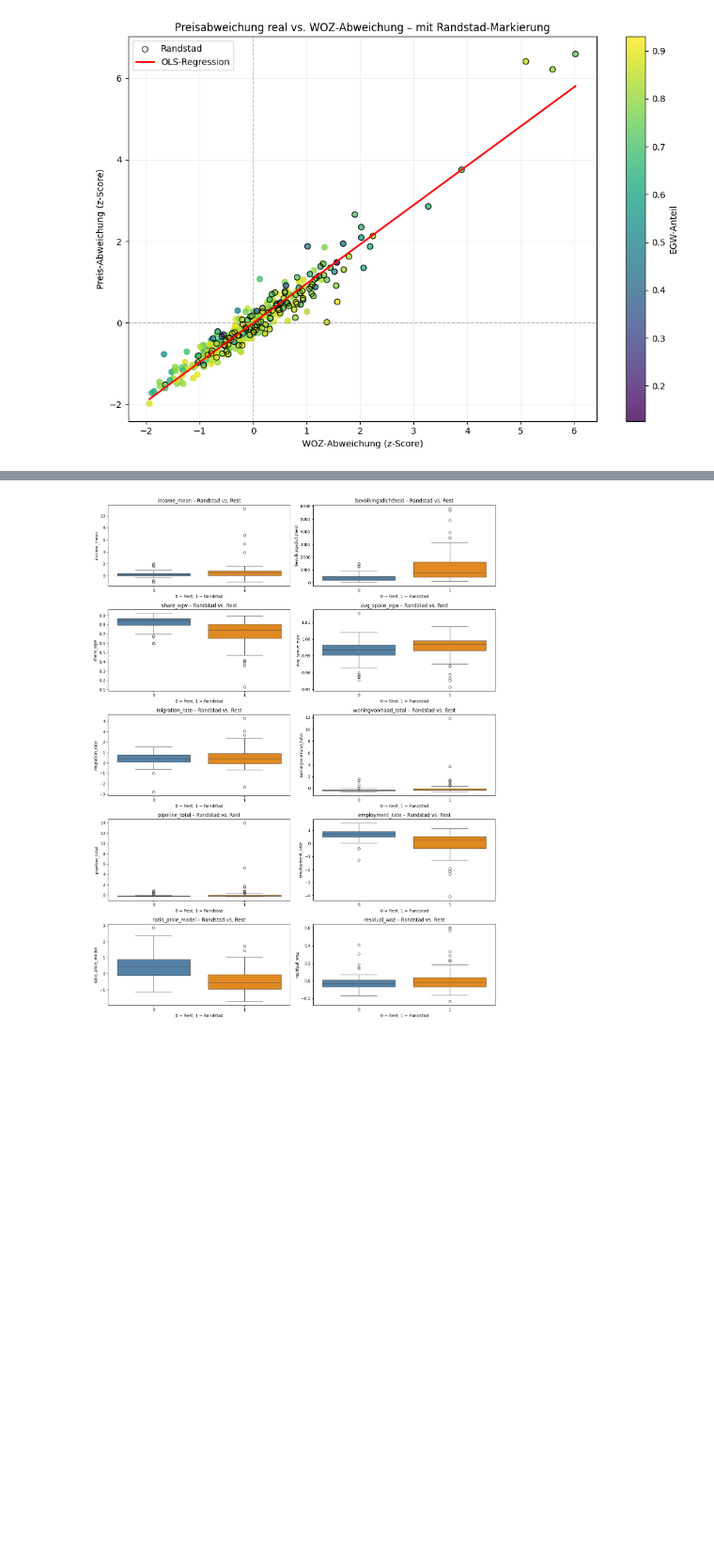
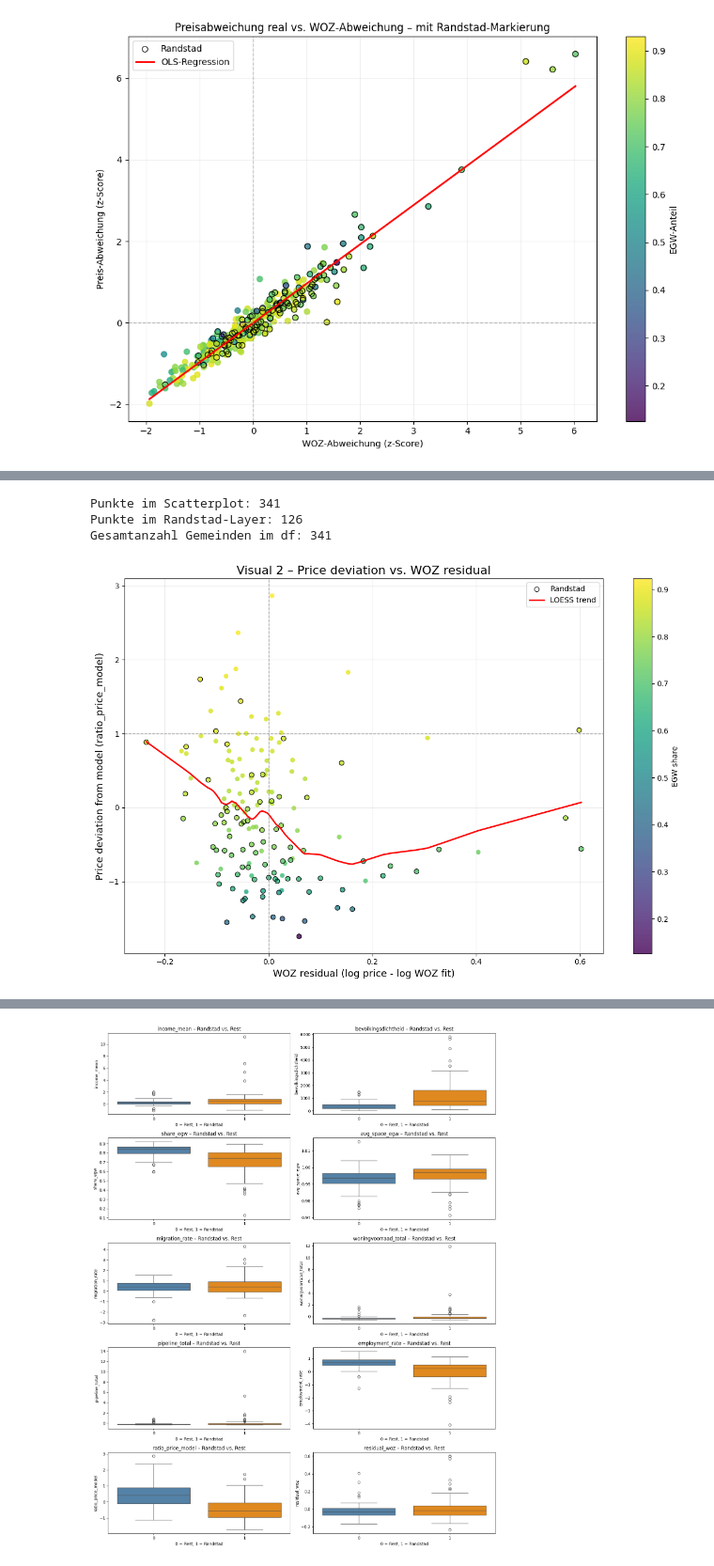
Before and after one commit to StefanKermann/pricing_on_the_dutch_housing_market, a Jupyter notebook: notebooks/notebooks_aux/###09_visuals.ipynb, the cells around one changed output, grey strips where cells are left out. Shown at 94% size. Cells and saved outputs as stored; diff of their text form; code cells hidden in the pictures; blank space fills up the shorter version.

```diff
--- a/notebooks/09_visuals.ipynb
+++ b/notebooks/notebooks_aux/###09_visuals.ipynb
@@ -1011,3 +1201,83 @@ Notes:
 [1] Standard Errors assume that the covariance matrix of the errors is correctly specified.
 [2] The condition number is large, 3.68e+05. This might indicate that there are
 strong multicollinearity or other numerical problems.
+# %%
+print("Punkte im Scatterplot:",
+      df[["woz_mean", "log_price_total"]].dropna().shape[0])
+
+print("Punkte im Randstad-Layer:",
+      df[df["is_randstad"] == 1][["woz_mean", "log_price_total"]].dropna().shape[0])
+
+print("Gesamtanzahl Gemeinden im df:", df.shape[0])
+# %% [output]
+Punkte im Scatterplot: 341
+Punkte im Randstad-Layer: 126
+Gesamtanzahl Gemeinden im df: 341
+# %%
+# ---------------------------------------------------------
+# Visual 12.4.1. – Preisabweichung vs. WOZ-Residual
+# ---------------------------------------------------------
+
+import matplotlib.pyplot as plt
+import seaborn as sns
+import numpy as np
+from statsmodels.nonparametric.smoothers_lowess import lowess
+
+plt.figure(figsize=(12, 8))
+
+# 1. Hauptscatter: Farbskala = EGW-Anteil (optional)
+scatter = plt.scatter(
+    df["residual_woz"],
+    df["ratio_price_model"],
+    c=df["share_egw"],
+    cmap="viridis",
+    alpha=0.8,
+    s=40,
+    edgecolor="none"
+)
+
+# 2. Randstad hervorheben (optional)
+if "is_randstad" in df.columns:
+    randstad = df[df["is_randstad"] == 1]
+    plt.scatter(
+        randstad["residual_woz"],
+        randstad["ratio_price_model"],
+        facecolors="none",
+        edgecolors="black",
+        linewidths=0.8,
+        s=40,
+        label="Randstad"
+    )
+
+# 3. LOESS-Trendlinie (optional, aber sehr hilfreich)
+loess_result = lowess(
+    df["ratio_price_model"],
+    df["residual_woz"],
+    frac=0.35
+)
+
+plt.plot(
+    loess_result[:, 0],
+    loess_result[:, 1],
+    color="red",
+    linewidth=2.0,
+    label="LOESS trend"
+)
+
+# 4. Achsen, Titel, Layout
+cbar = plt.colorbar(scatter)
+cbar.set_label("EGW share")
+
+plt.axhline(1, color="gray", linestyle="--", linewidth=1, alpha=0.7)
+plt.axvline(0, color="gray", linestyle="--", linewidth=1, alpha=0.7)
+
+plt.xlabel("WOZ residual (log price - log WOZ fit)", fontsize=13)
+plt.ylabel("Price deviation from model (ratio_price_model)", fontsize=13)
+plt.title("Visual 2 – Price deviation vs. WOZ residual", fontsize=16)
+
+plt.grid(alpha=0.25)
+plt.legend()
+plt.tight_layout()
+plt.show()
+# %% [output]
+[figure, added]
```
Also changed, not shown: parts of 38 cells of this notebook, 9 other files.
